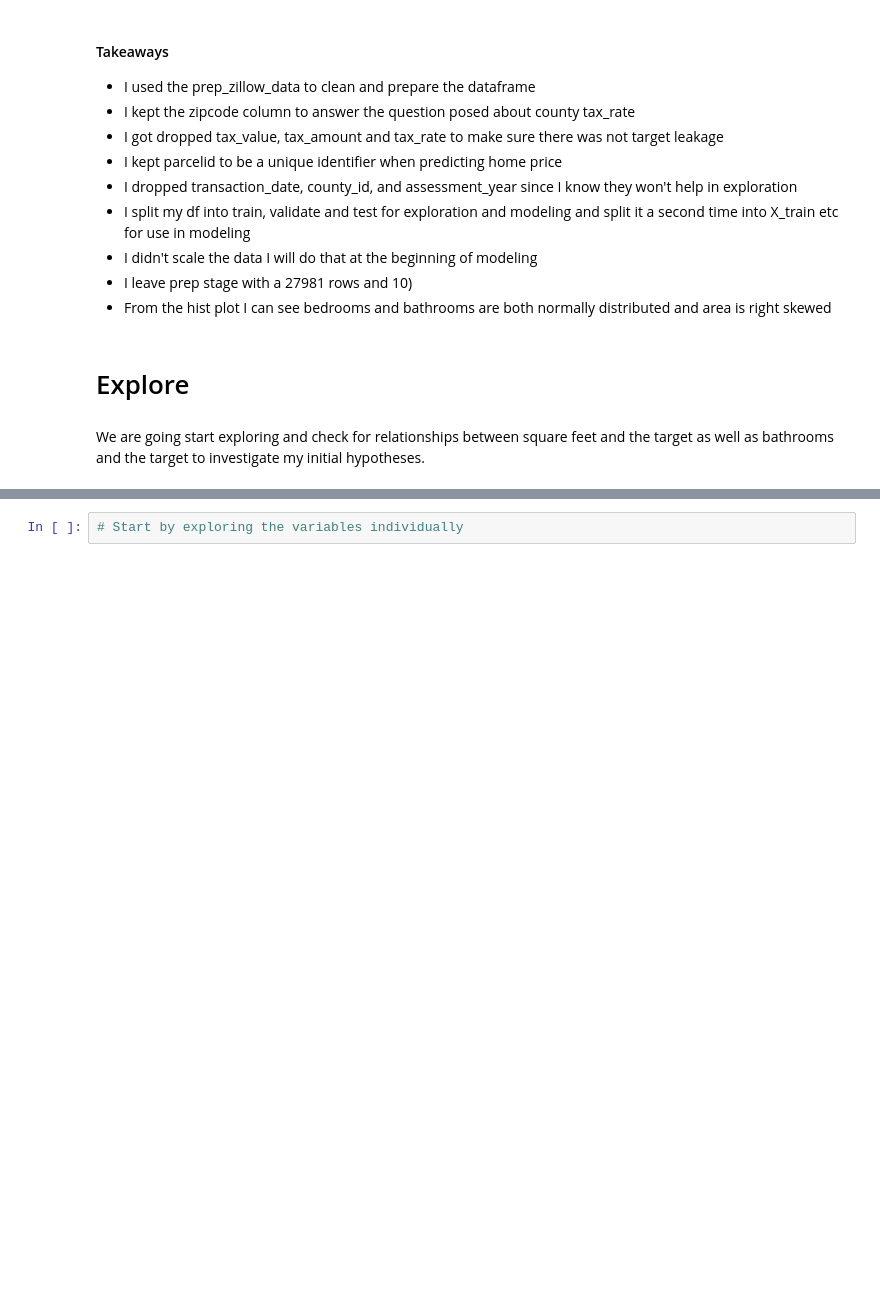
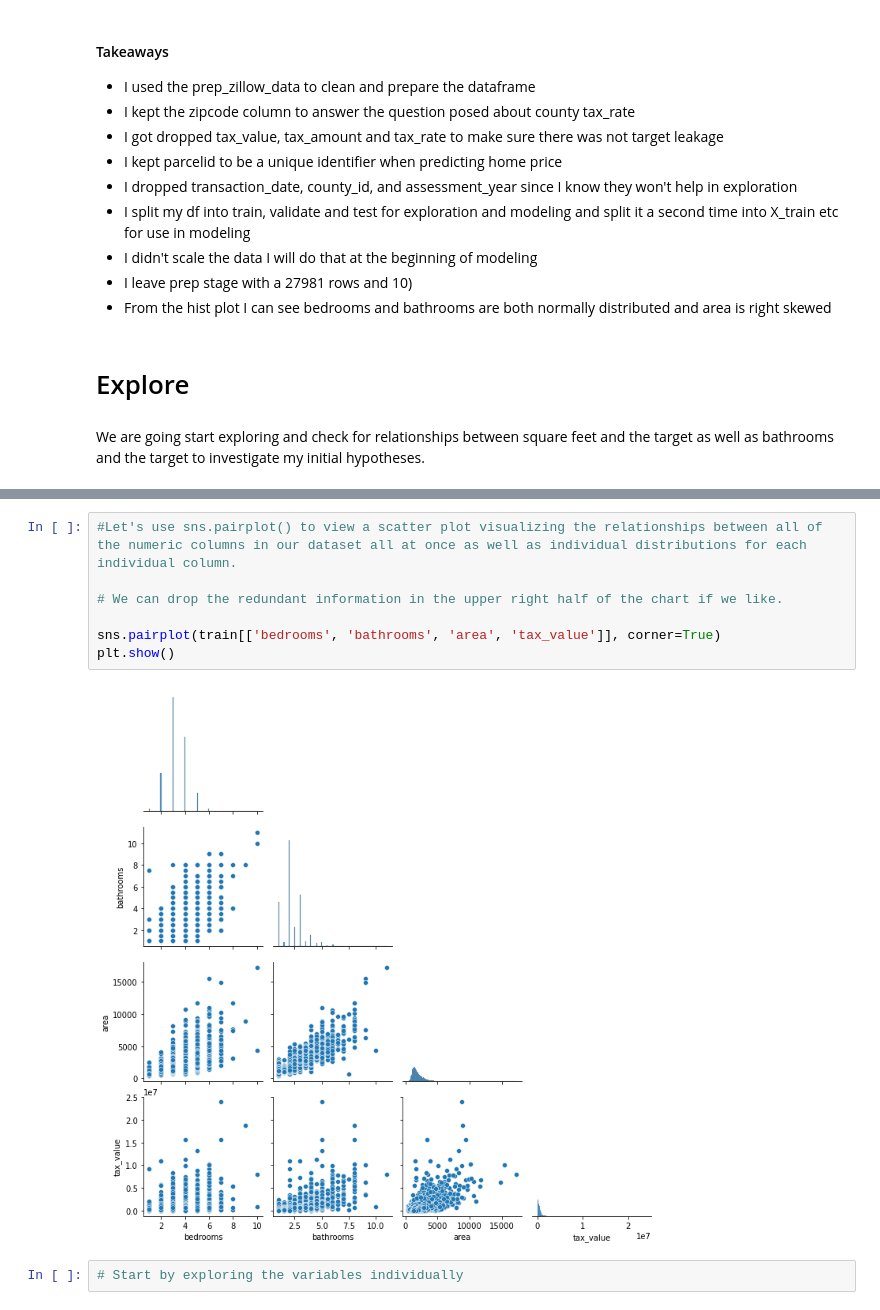
Before and after one commit to SLawsonWoods/zillow_project, a Jupyter notebook: final_zillow_regression_project_notebook.ipynb, the cells around one changed output, grey strips where cells are left out. Drawn from its saved outputs; the diff is of its cells as text; blank space fills up the shorter version.

```diff
--- a/final_zillow_regression_project_notebook.ipynb
+++ b/final_zillow_regression_project_notebook.ipynb
@@ -193,2 +210,11 @@ train.head()
+# %%
+#Let's use sns.pairplot() to view a scatter plot visualizing the relationships between all of the numeric columns in our dataset all at once as well as individual distributions for each individual column.
+
+# We can drop the redundant information in the upper right half of the chart if we like.
+
+sns.pairplot(train[['bedrooms', 'bathrooms', 'area', 'tax_value']], corner=True)
+plt.show()
+# %% [output]
+[figure, added]
 # %%
 # Start by exploring the variables individually
```
Also changed, not shown: parts of 14 cells of this notebook, 2 other files.
